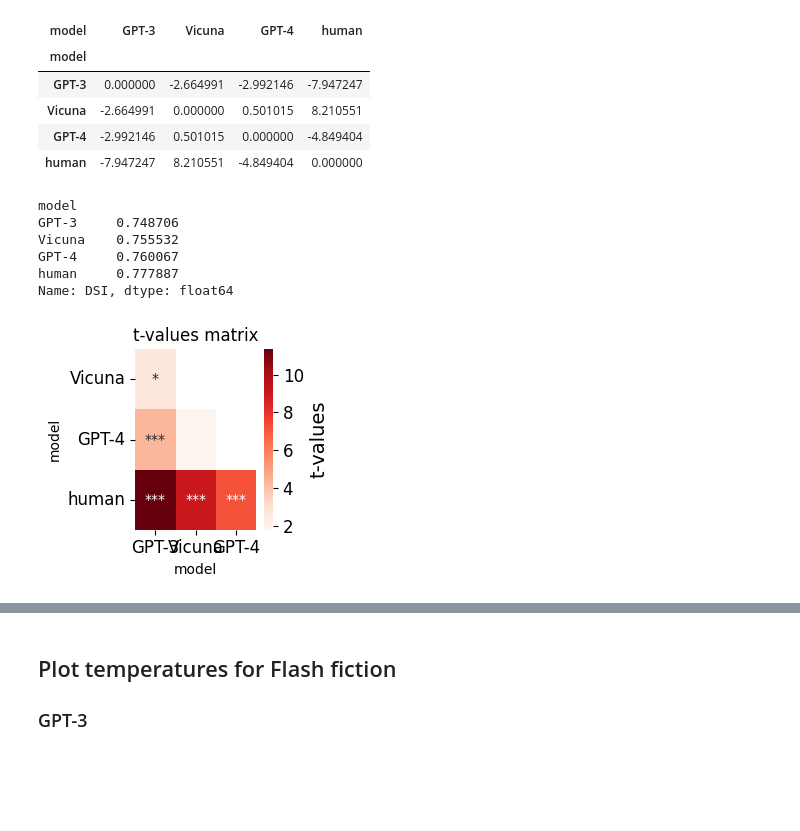
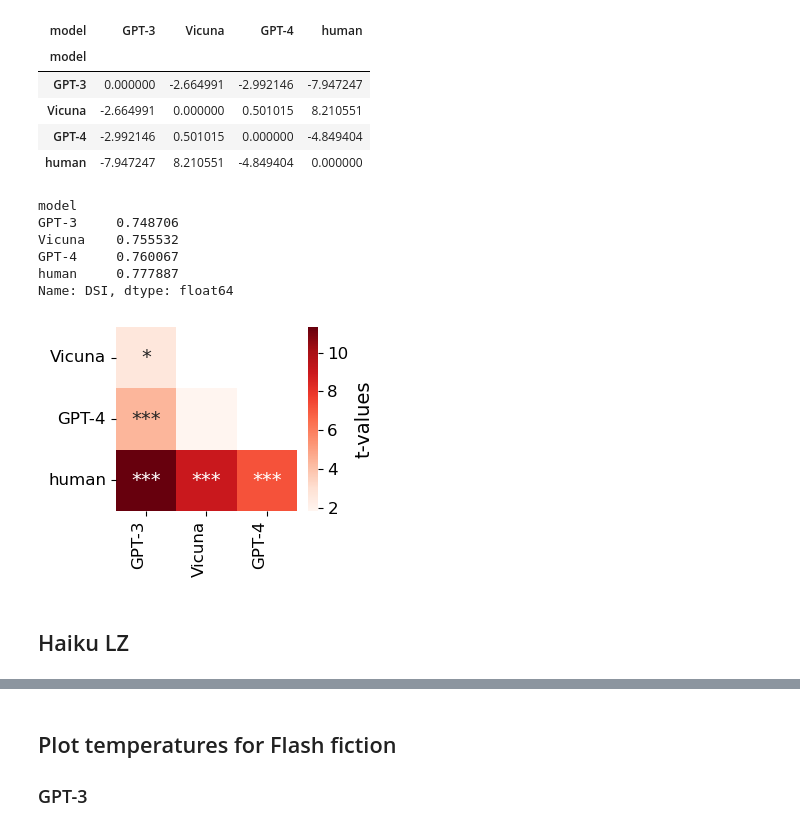
Before and after one commit to AntoineBellemare/DAT_GPT, a Jupyter notebook: notebook/dsi_visualization.ipynb, the cells around one changed output, grey strips where cells are left out. Saved outputs shown, nothing was run; the diff lists cells and outputs as text; code cells hidden in the pictures; blank space fills up the shorter version.

Commit message:
dsi viz with humans and final figures

```diff
--- a/notebook/dsi_visualization.ipynb
+++ b/notebook/dsi_visualization.ipynb
@@ -20,7 +20,7 @@ import pandas as pd
 import matplotlib.pyplot as plt
 import seaborn as sns
 
-def compute_tvals_pvals(results_df, variable):
+def compute_tvals_pvals(results_df, variable, metric="DSI"):
     variables = results_df[variable].unique()
     n_variables = len(variables)
 
@@ -31,8 +31,8 @@ def compute_tvals_pvals(results_df, variable):
         for j, model2 in enumerate(variables):
             if i >= j:
                 continue
-            model1_scores = results_df[results_df[variable] == model1]["DSI"].dropna()
-            model2_scores = results_df[results_df[variable] == model2]["DSI"].dropna()
+            model1_scores = results_df[results_df[variable] == model1][metric].dropna()
+            model2_scores = results_df[results_df[variable] == model2][metric].dropna()
             tval, pval = ttest_ind(model1_scores, model2_scores)
             tvals[i, j] = tval
             tvals[j, i] = -tval   # assign negative t-value for reverse comparison
@@ -76,20 +76,27 @@ def plot_tvals_matrix(tvals_df, pvals_df, save=None, size=(5, 3.5)):
     pval_annotations = pval_annotations.iloc[1:, :-1].copy()
     # Create the heatmap
     ax = sns.heatmap(tvals_df, annot=pval_annotations, mask=mask, fmt="s", cmap="Reds", cbar_kws={'label': 't-value'})
+    for text in ax.texts:
+        text.set_size(14)
     # make background transparent
     ax.patch.set_alpha(0)
     # Add the title
-    plt.title("t-values matrix")
+    #plt.title("t-values matrix")
     # adjust all font sizes
     plt.setp(ax.get_xticklabels(), fontsize=12)
     plt.setp(ax.get_yticklabels(), fontsize=12)
     # set y label rotation
     ax.set_yticklabels(ax.get_yticklabels(), rotation=0)
+    # set x label rotation
+    ax.set_xticklabels(ax.get_xticklabels(), rotation=90, ha="right")
     # adjust font size of colorbar
     cbar = ax.collections[0].colorbar
     cbar.ax.tick_params(labelsize=12)
     # adjust font size of colorbar label
     cbar.set_label("t-values", fontsize=14)
+    # remove x-axis title
+    ax.set_xlabel("")
+    ax.set_ylabel("")
     plt.tight_layout()
 
     if save is not None:
@@ -356,32 +456,34 @@ df["model"].replace("GPT4", "GPT-4", inplace=True)
 
 means = df.groupby("model")["DSI"].mean()
 # Order models by median
 order = means.sort_values().index
 
 # Create new categorical variable for model respecting this order
 df["model"] = pd.Categorical(df["model"], categories=order, ordered=True)
 
 #print mean of each model
 print(df.groupby("model")["DSI"].mean())
 # Recompute the t-values and p-values
 tvals_df, pvals_df = compute_tvals_pvals(df, "model")
 
 # Make sure the dataframes are ordered correctly
 tvals_df = tvals_df.loc[order, order]
 pvals_df = pvals_df.loc[order, order]
 
 
 #use plot tval function
 plot_tvals_matrix(
     tvals_df,
     pvals_df,
     save="../figures/tvals_matrix_haiku",
-    size=(3, 2.8))
+    size=(3.5, 2.8))
 # %% [output]
 model
 GPT-3     0.748706
 Vicuna    0.755532
 GPT-4     0.760067
 human     0.777887
 Name: DSI, dtype: float64
-[figure, old version]
+[figure, new version]
+# %% [markdown]
+## Haiku LZ
```
Also changed, not shown: parts of 20 cells of this notebook.
